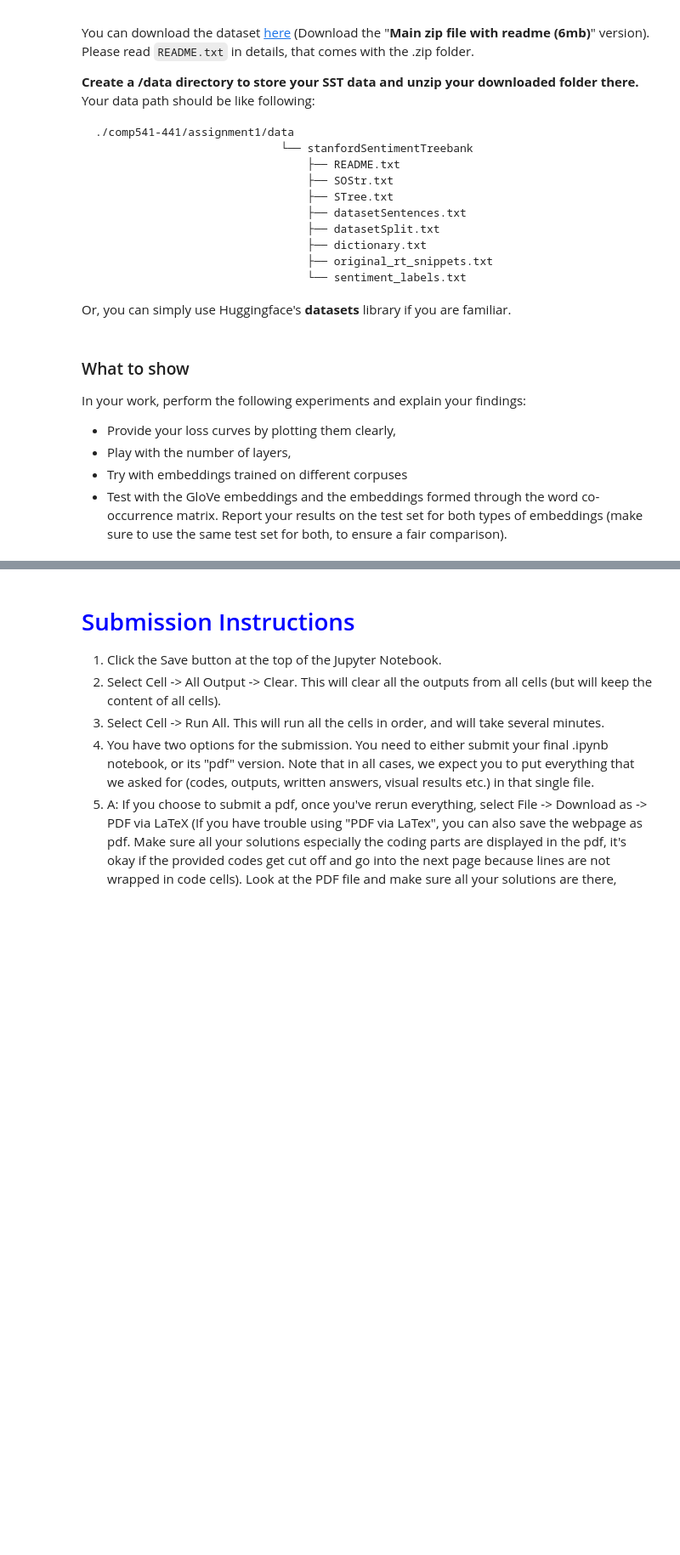
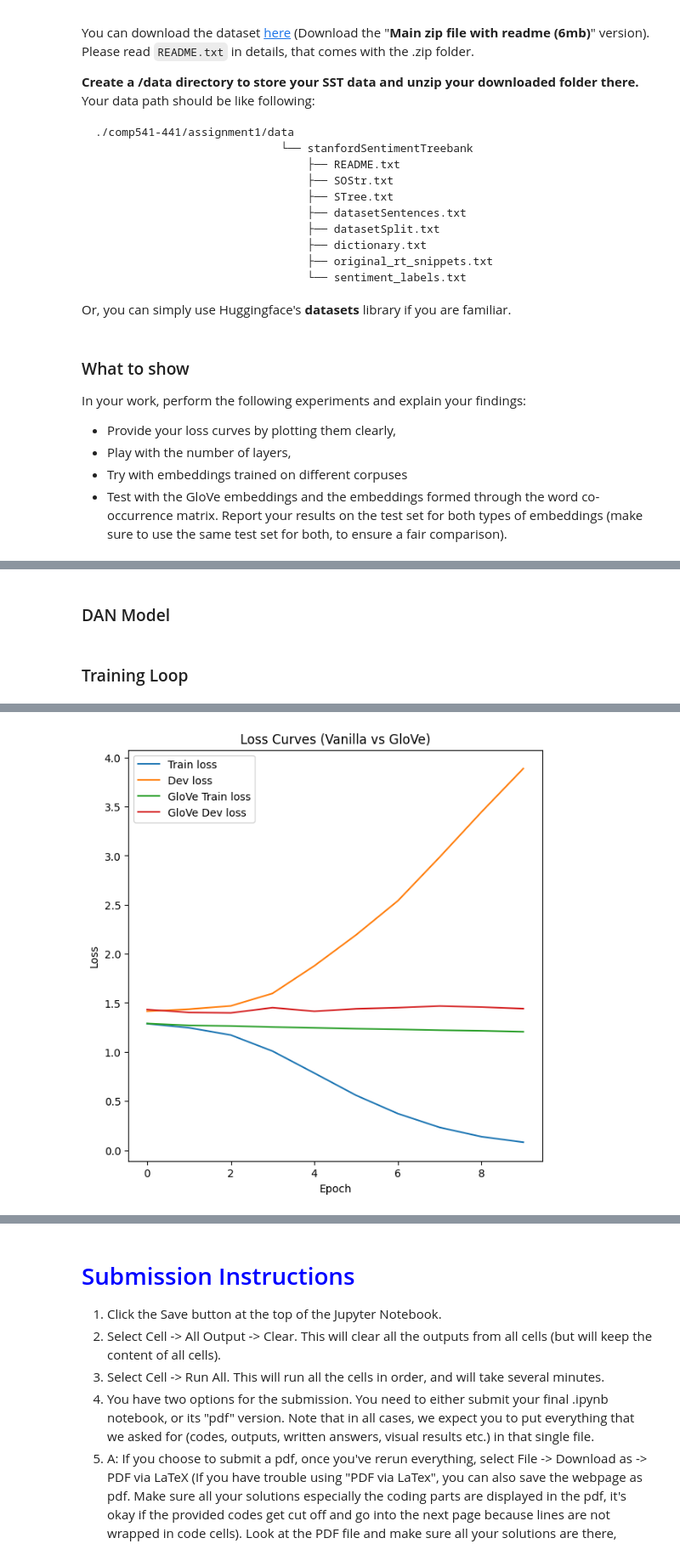
Before and after one commit to Alirzeanoroozi/DL_Assignments, a Jupyter notebook: Assignment 1/anoroozi_assignment1.ipynb, the cells around one changed output, grey strips where cells are left out. Shown: that part at 85% size. Drawn from its saved outputs; the diff is of its cells as text; code cells hidden in the pictures; blank space fills up the shorter version.

```diff
--- a/Assignment 1/anoroozi_assignment1.ipynb
+++ b/Assignment 1/anoroozi_assignment1.ipynb
@@ -207,6 +211,25 @@ def compute_co_occurrence_matrix(corpus, window_size=4):
     # ------------------
     # Write your implementation here.
 
+    word2ind = {word: idx for idx, word in enumerate(words)}
+    M = np.zeros((num_words, num_words))
+
+    # Iterate over each document in corpus
+    for doc in corpus:
+        doc_len = len(doc)
+        # For every word position in document
+        for idx, word in enumerate(doc):
+            # Window: from max(0, idx - window_size) to min(doc_len, idx + window_size)
+            start = max(0, idx - window_size)
+            end = min(doc_len, idx + window_size + 1)
+            center_word_idx = word2ind[word]
+            # Consider all context words in the window except the center word itself
+            for i in range(start, end):
+                if i == idx:
+                    continue
+                context_word = doc[i]
+                context_word_idx = word2ind[context_word]
+                M[center_word_idx, context_word_idx] += 1
 
     # ------------------
 
@@ -643,0 +1073,2 @@ In your work, perform the following experiments and explain your findings:
+# %% [markdown]
+### DAN Model
@@ -643,0 +1110,2 @@ In your work, perform the following experiments and explain your findings:
+# %% [markdown]
+### Training Loop
@@ -643,0 +1169,42 @@ In your work, perform the following experiments and explain your findings:
+# %%
+# ------------------
+# Start your implementation here.
+emb_dim = 200
+hidden_dims = [256]
+
+print("Building model")
+model = DAN(len(word2idx), emb_dim, hidden_dims, n_classes=5)
+num_params = sum(p.numel() for p in model.parameters())
+print(f"Number of parameters: {num_params}")
+
+glove_model = DAN(len(word2idx), emb_dim, hidden_dims, n_classes=5, use_pretrained=True)
+glove_num_params = sum(p.numel() for p in glove_model.parameters())
+
+print("Training")
+train_losses, dev_losses = train_model(model, train_loader, dev_loader, n_epochs=10)
+
+print("Evaluating on test set")
+test_acc = test_model(model, test_loader)
+
+print("--------------------------------")
+
+print("Training Glove Model")
+glove_train_losses, glove_dev_losses = train_model(glove_model, glove_train_loader, glove_dev_loader, n_epochs=10, lr=1e-2)
+
+print("Evaluating on test set")
+glove_test_acc = test_model(glove_model, glove_test_loader)
+
+# Plotting loss curves
+plt.figure(figsize=(7,7))
+plt.plot(train_losses, label="Train loss")
+plt.plot(dev_losses, label="Dev loss")
+plt.plot(glove_train_losses, label="GloVe Train loss")
+plt.plot(glove_dev_losses, label="GloVe Dev loss")
+plt.xlabel("Epoch")
+plt.ylabel("Loss")
+plt.legend()
+plt.title("Loss Curves (Vanilla vs GloVe)")
+plt.show()
+
+# ------------------
+# %% [output]
@@ -643,0 +1228 @@ In your work, perform the following experiments and explain your findings:
+[figure, added]
```
Also changed, not shown: parts of 45 cells of this notebook.
